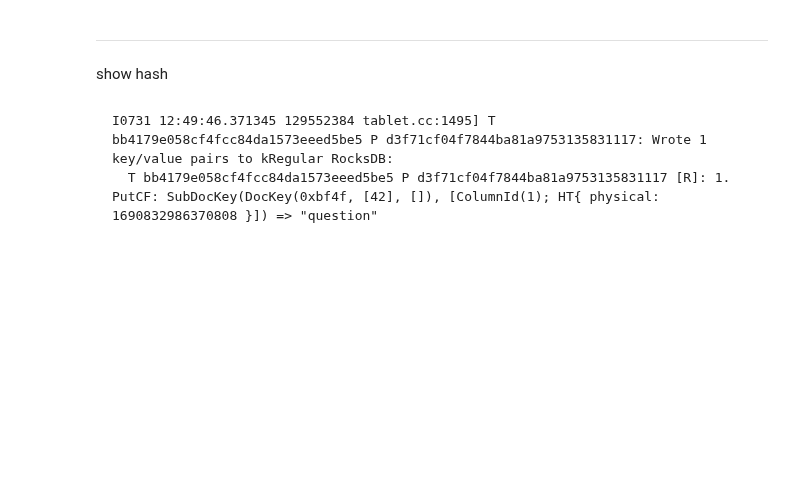
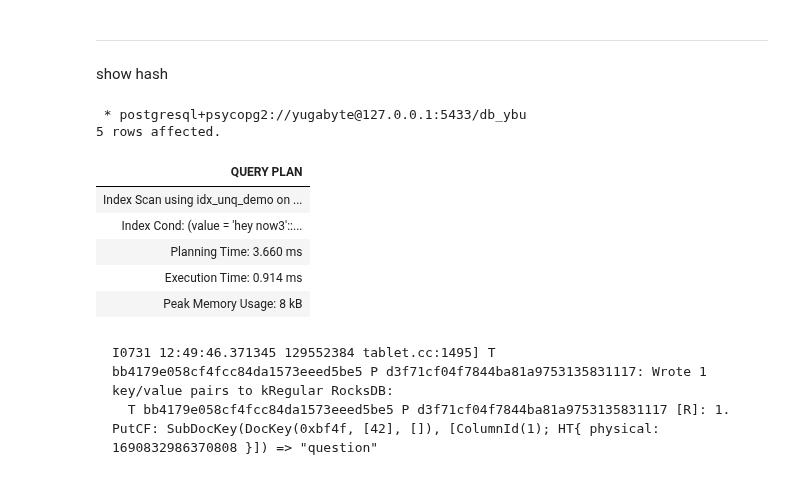
Before and after one commit to YugabyteDB-University/YSQL-Development, a Jupyter notebook: 00_Local_Only_Setup_MacOS.ipynb, the cells around one changed output. Saved outputs shown, nothing was run; the diff lists cells and outputs as text; code cells hidden in the pictures; blank space fills up the shorter version.

```diff
--- a/00_Local_Only_Setup_MacOS.ipynb
+++ b/00_Local_Only_Setup_MacOS.ipynb
@@ -338,6 +423,18 @@ create unique index idx_unq_demo on demo(value);
 # %%
 %%sql
 insert into demo values (300,'hey now3');
+# %%
+%%sql
+explain analyze select id from demo where value = 'hey now3';
+# %% [output]
+ * postgresql+psycopg2://yugabyte@127.0.0.1:5433/db_ybu
+5 rows affected.
+| QUERY PLAN |
+| Index Scan using idx_unq_demo on ... |
+| Index Cond: (value = 'hey now3'::... |
+| Planning Time: 3.660 ms |
+| Execution Time: 0.914 ms |
+| Peak Memory Usage: 8 kB |
 # %%
 %%sql
 update demo set value='question' where id 1=1;;
```
Also changed, not shown: parts of 8 cells of this notebook, 12 other files.
